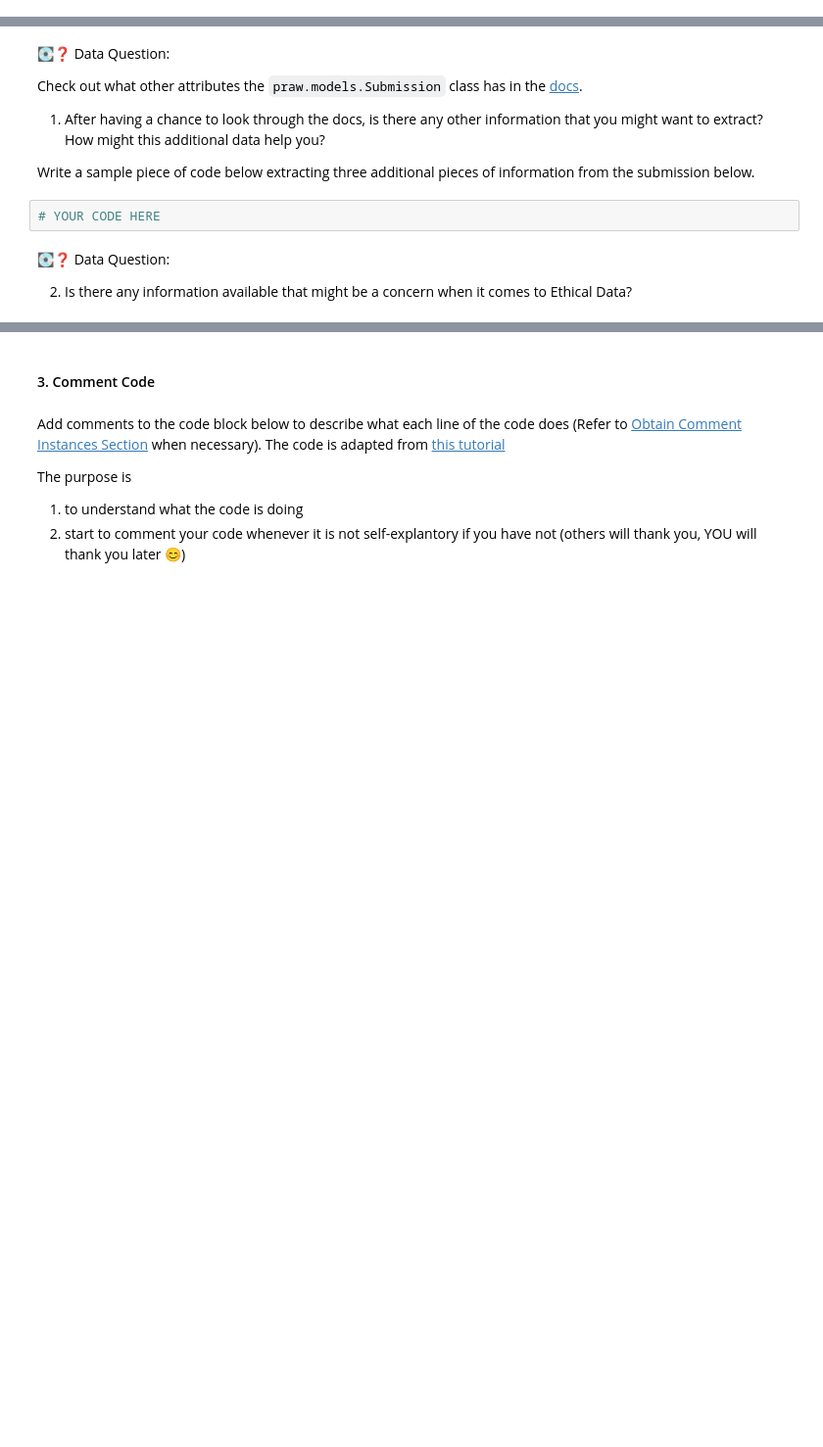
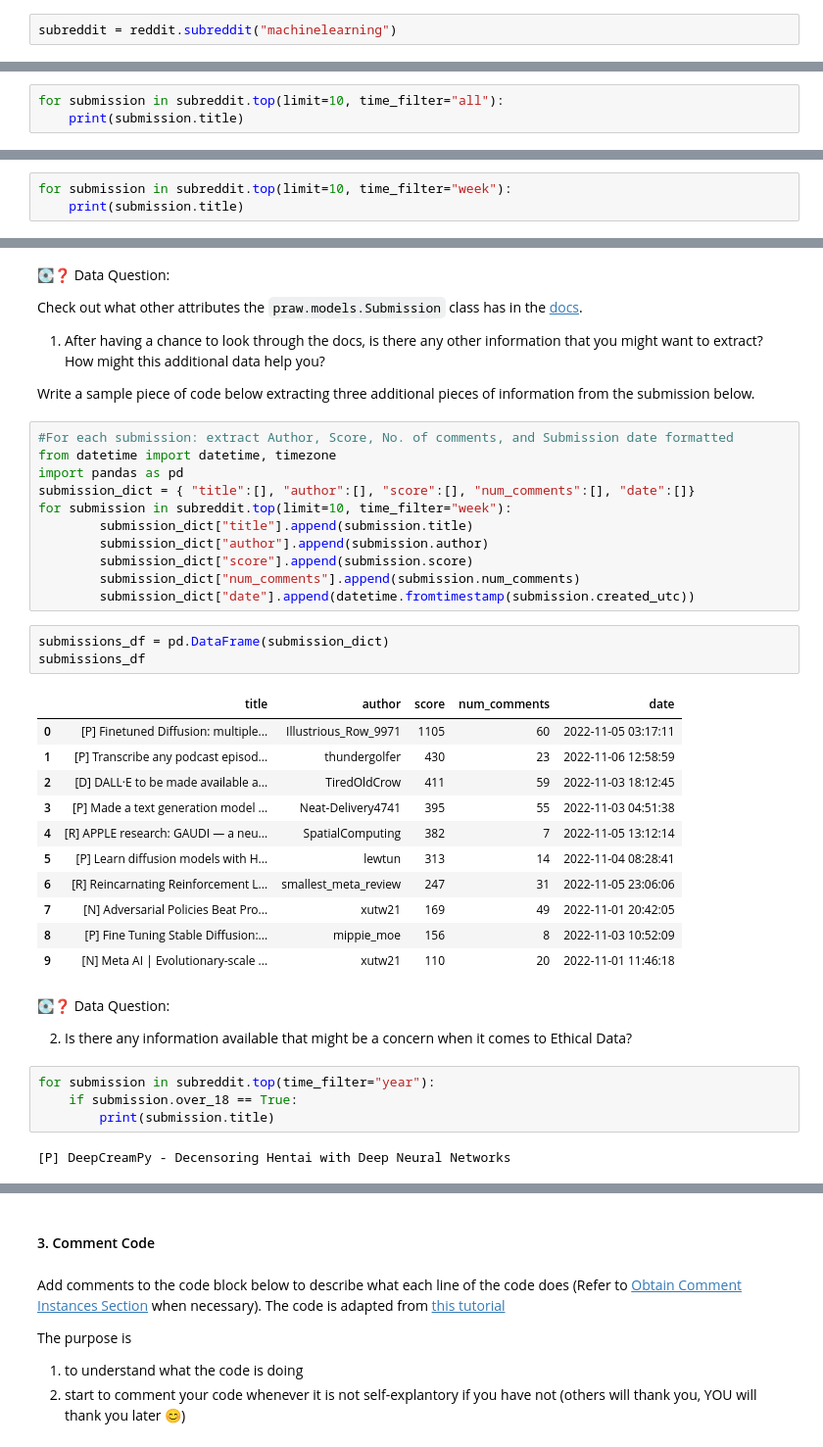
Before and after one commit to rnirms/MLE-10, a Jupyter notebook: assignments/week-03-reddit-sentiment-analysis/nb/analyze-sentiment-subreddit.ipynb, the cells around one changed output, grey strips where cells are left out. Shown at 98% size. Cells and saved outputs as stored; diff of their text form; blank space fills up the shorter version.

```diff
--- a/assignments/week-03-reddit-sentiment-analysis/nb/analyze-sentiment-subreddit.ipynb
+++ b/assignments/week-03-reddit-sentiment-analysis/nb/analyze-sentiment-subreddit.ipynb
@@ -92,2 +92,4 @@ Lastly, create a `subreddit` object for your favorite subreddit and inspect the
+# %%
+subreddit = reddit.subreddit("machinelearning")
 # %% [markdown]
 What is the display name of the subreddit?
@@ -140,0 +181,3 @@ Find titles of top 10 posts of **all time** from your favorite subreddit. Refer
+# %%
+for submission in subreddit.top(limit=10, time_filter="all"):
+    print(submission.title)
@@ -160,0 +215,3 @@ What are the titles of the top 10 posts of **this week** from your favorite subr
+# %%
+for submission in subreddit.top(limit=10, time_filter="week"):
+    print(submission.title)
@@ -180,9 +250,39 @@ Check out what other attributes the `praw.models.Submission` class has in the [d
 1. After having a chance to look through the docs, is there any other information that you might want to extract? How might this additional data help you?
 
 Write a sample piece of code below extracting three additional pieces of information from the submission below.
-# %%
-# YOUR CODE HERE
+# %%
+#For each submission: extract Author, Score, No. of comments, and Submission date formatted
+from datetime import datetime, timezone
+import pandas as pd
+submission_dict = { "title":[], "author":[], "score":[], "num_comments":[], "date":[]}
+for submission in subreddit.top(limit=10, time_filter="week"):
+        submission_dict["title"].append(submission.title)
+        submission_dict["author"].append(submission.author)
+        submission_dict["score"].append(submission.score)
+        submission_dict["num_comments"].append(submission.num_comments)
+        submission_dict["date"].append(datetime.fromtimestamp(submission.created_utc))
+# %%
+submissions_df = pd.DataFrame(submission_dict)
+submissions_df
+# %% [output]
+|  | title | author | score | num_comments | date |
+| 0 | [P] Finetuned Diffusion: multiple... | Illustrious_Row_9971 | 1105 | 60 | 2022-11-05 03:17:11 |
+| 1 | [P] Transcribe any podcast episod... | thundergolfer | 430 | 23 | 2022-11-06 12:58:59 |
+| 2 | [D] DALL·E to be made available a... | TiredOldCrow | 411 | 59 | 2022-11-03 18:12:45 |
+| 3 | [P] Made a text generation model ... | Neat-Delivery4741 | 395 | 55 | 2022-11-03 04:51:38 |
+| 4 | [R] APPLE research: GAUDI — a neu... | SpatialComputing | 382 | 7 | 2022-11-05 13:12:14 |
+| 5 | [P] Learn diffusion models with H... | lewtun | 313 | 14 | 2022-11-04 08:28:41 |
+| 6 | [R] Reincarnating Reinforcement L... | smallest_meta_review | 247 | 31 | 2022-11-05 23:06:06 |
+| 7 | [N] Adversarial Policies Beat Pro... | xutw21 | 169 | 49 | 2022-11-01 20:42:05 |
+| 8 | [P] Fine Tuning Stable Diffusion:... | mippie_moe | 156 | 8 | 2022-11-03 10:52:09 |
+| 9 | [N] Meta AI | Evolutionary-scale ... | xutw21 | 110 | 20 | 2022-11-01 11:46:18 |
 # %% [markdown]
 💽❓ Data Question:
 
 2. Is there any information available that might be a concern when it comes to Ethical Data?
+# %%
+for submission in subreddit.top(time_filter="year"):
+    if submission.over_18 == True:
+        print(submission.title)
+# %% [output]
+[P] DeepCreamPy - Decensoring Hentai with Deep Neural Networks
```
Also changed, not shown: parts of 45 cells of this notebook, 3 other files.
